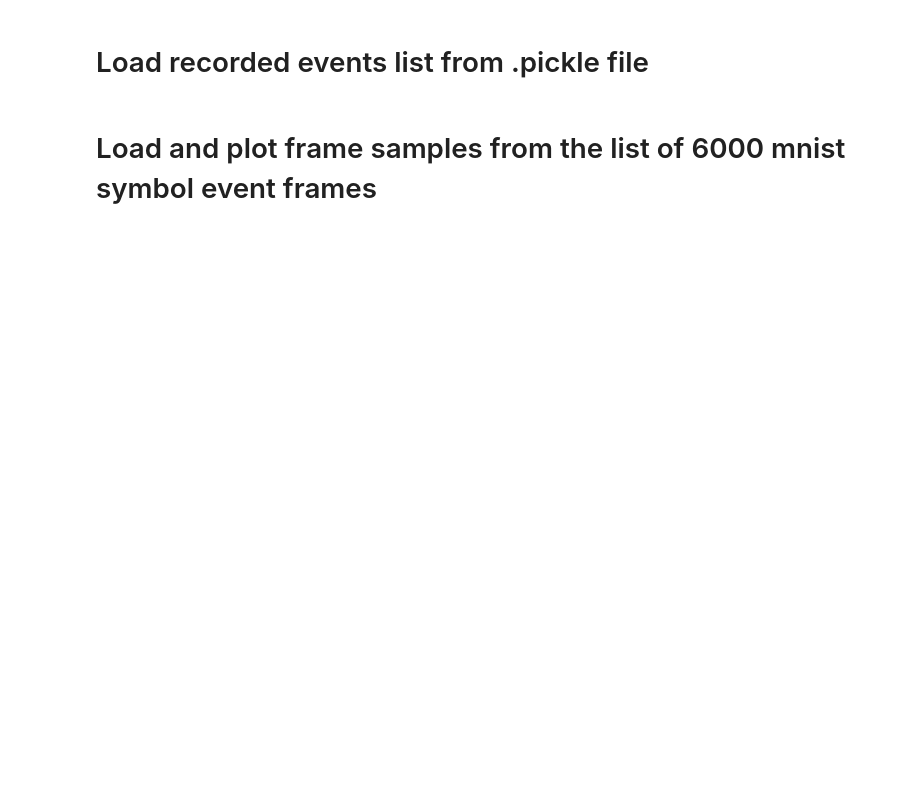
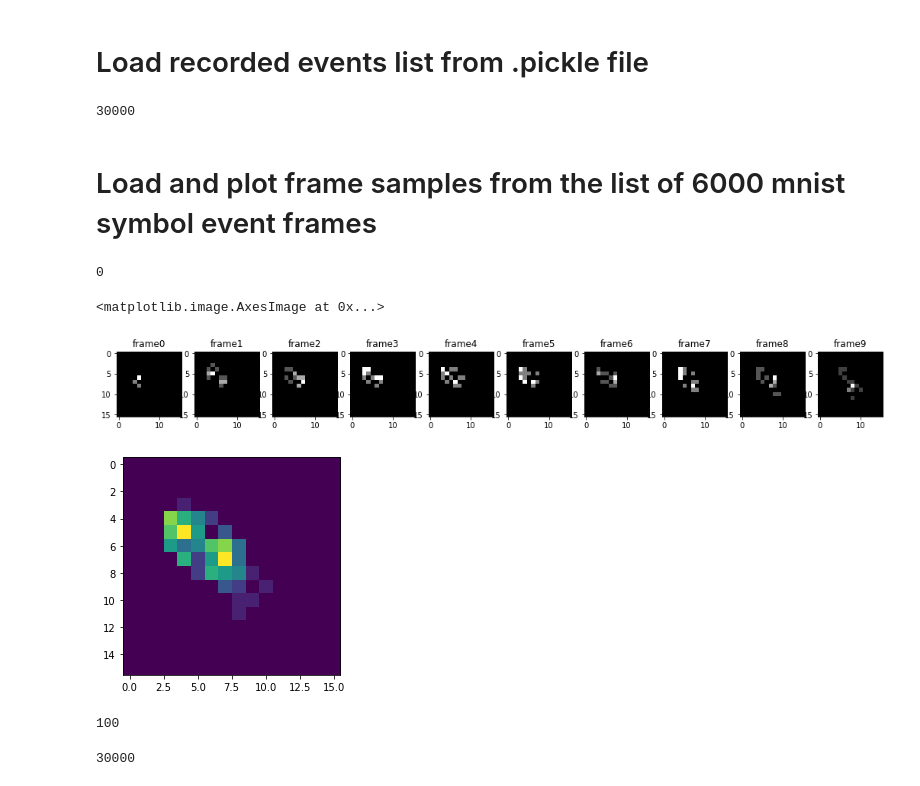
Before and after one commit to sashkarivkind/imagewalker, a Jupyter notebook: syc_mnist_crop_load_save_v1.ipynb, the cells around one changed output. Saved outputs shown, nothing was run; the diff lists cells and outputs as text; code cells hidden in the pictures; blank space fills up the shorter version.

```diff
--- a/syc_mnist_crop_load_save_v1.ipynb
+++ b/syc_mnist_crop_load_save_v1.ipynb
@@ -18,9 +18,9 @@ assert y_test.shape == (10000,)
 # %%
 # Set params value for .pkl file name:
 
-fr_ev_th=4
-mnist_sym_start=30000
-mnist_sym_end=49999
+fr_ev_th=16
+mnist_sym_start=15000
+mnist_sym_end=29999
 frame_size = 16
 # list_np_fr = [[] for i in range(3)]
 # %%
@@ -31,6 +31,10 @@ f_name='mnist_'+str(mnist_sym_start)+'_'+str(mnist_sym_end)+'.pkl'
 full_path=f_path+f_name
 with open(full_path, 'rb') as f:
     events = pickle.load(f)
+# %%
+full_path='mnist_dvs/mnist_15000_29999_6mm_50cm_azel.pkl'
+with open(full_path, 'rb') as f:
+    events = pickle.load(f)
 # %%
 print(f_name)
 print(len(events))
@@ -195,22 +211,18 @@ with open(full_path, 'rb') as f:
 # %%
 list_np_fr_6000[0][869]
 # %%
-# list_np_fr = [[] for i in range(3)]
+list_np_fr = [[] for i in range(3)]
 
 mnist_sym_start=0
-mnist_sym_end=49999
+mnist_sym_end=29999
-# %%
-mnist_sym_start=0
-mnist_sym_end=24000
-
-# for i in range(3):
-#     list_np_fr[i] = list_np_fr[i][mnist_sym_start:mnist_sym_end]
 # %%
 for i in range(3):
     for frames in list_np_fr_6000[i]:
         list_np_fr[i].append(frames)
 # %%
 len(list_np_fr[0])
+# %% [output]
+30000
 # %%
 f_path='mnist_dvs/'
 f_name='mnist_'+str(mnist_sym_start)+'_'+str(mnist_sym_end)+'_list_np_fr_'+str(frame_size)+'_ev_th_'+str(fr_ev_th)+'.pkl'
@@ -224,30 +236,42 @@ len(list_np_fr[0])
 # %% [markdown]
 # Load and plot frame samples from the list of 6000 mnist symbol event frames
 # %%
-# frame_sample = 1
-mnist_sym_relative_ind=41999
+frame_sample = 2
+mnist_sym_relative_ind=1
 on_off = 0# 0-both,1-on,2-off
 print(y_train[mnist_sym_start+mnist_sym_relative_ind])
 # print(len(list_np_fr[1]))
 
 frames_n = list_np_fr[on_off][mnist_sym_relative_ind].shape[0]
-fig, axs = plt.subplots(1, frames_n, figsize=(10,6))
+frames_n=10
+fig, axs = plt.subplots(1, frames_n, figsize=(18,6))
 image_sum = np.zeros(list_np_fr[on_off][mnist_sym_relative_ind][0,:,:].shape)
 
+
 for frame_sample in range(frames_n):
-    image = list_np_fr[on_off][mnist_sym_relative_ind][frame_sample,:,:] # list_np_fr_arr_on on events only
+    image = list_np_fr[on_off][mnist_sym_relative_ind][-frame_sample-1,:,:] # list_np_fr_arr_on on events only
+    image = np.squeeze(image)
     if frames_n>1:
         axs[frame_sample].imshow(image, cmap='gray')
         axs[frame_sample].set_title('frame'+str(frame_sample))
     else:
         axs.imshow(image, cmap='gray')
         axs.set_title('frame'+str(frame_sample))
     image_sum += image
 # plt.savefig('frames_image10004.png')
 
 plt.figure()
 plt.imshow(image_sum)
 # plt.savefig('image_sum7.png')
+# %% [output]
+0
+<matplotlib.image.AxesImage at 0x...>
+[figure, added]
+[figure, added]
+# %%
+list_np_fr[on_off][mnist_sym_relative_ind].shape[0]
+# %% [output]
+100
 # %%
 #  generate single matrix with all events
 on_off = 0
@@ -263,5 +287,7 @@ for indx, mnist_sample in enumerate(list_np_fr[on_off]):
     list_eventsum.append(np.sum(image_sum))
 
 print(len(list_allevents))
+# %% [output]
+30000
 # %%
 def dvs_generate_fr_dataset(list_np_fr, on_off = 0, ts = 6):
```
Also changed, not shown: parts of 19 cells of this notebook, 2 other files.
